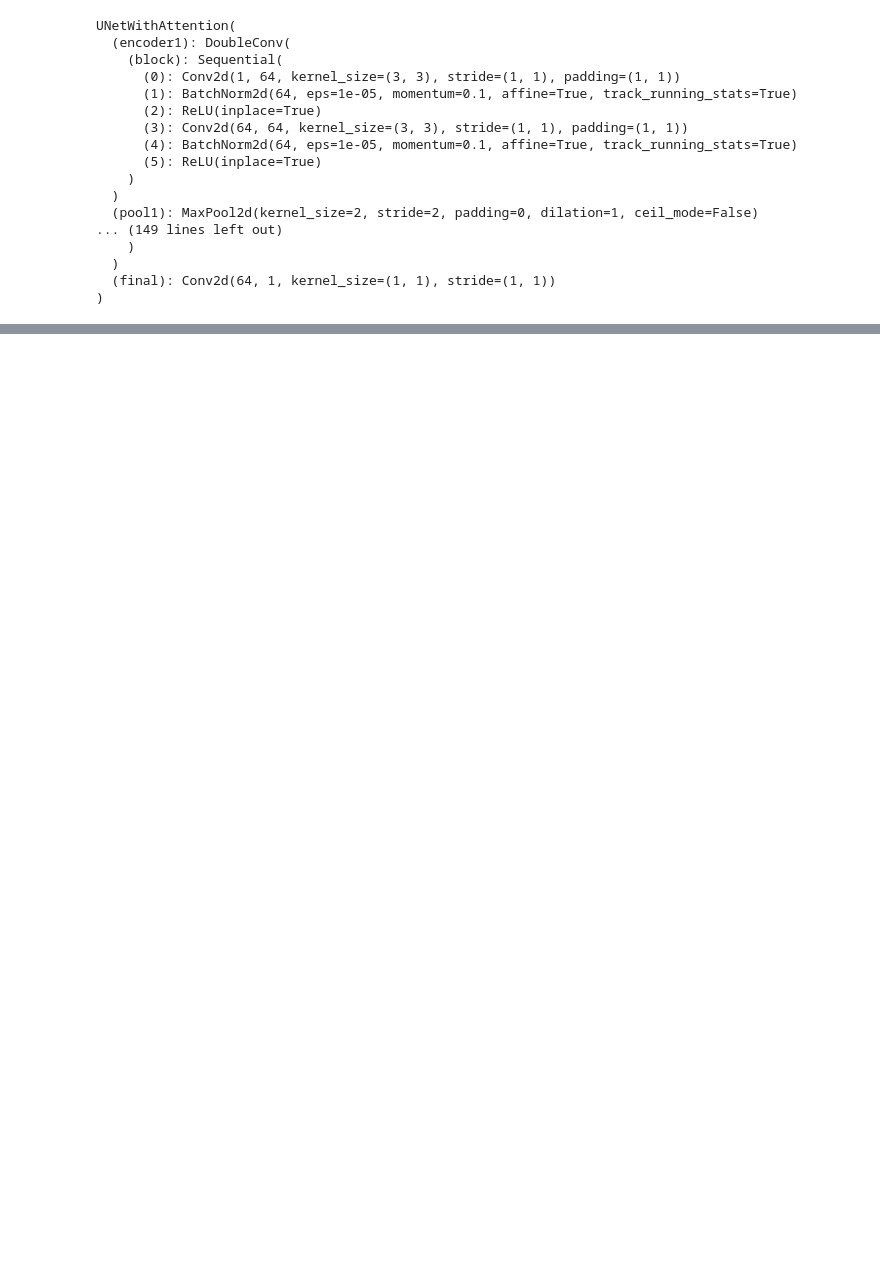
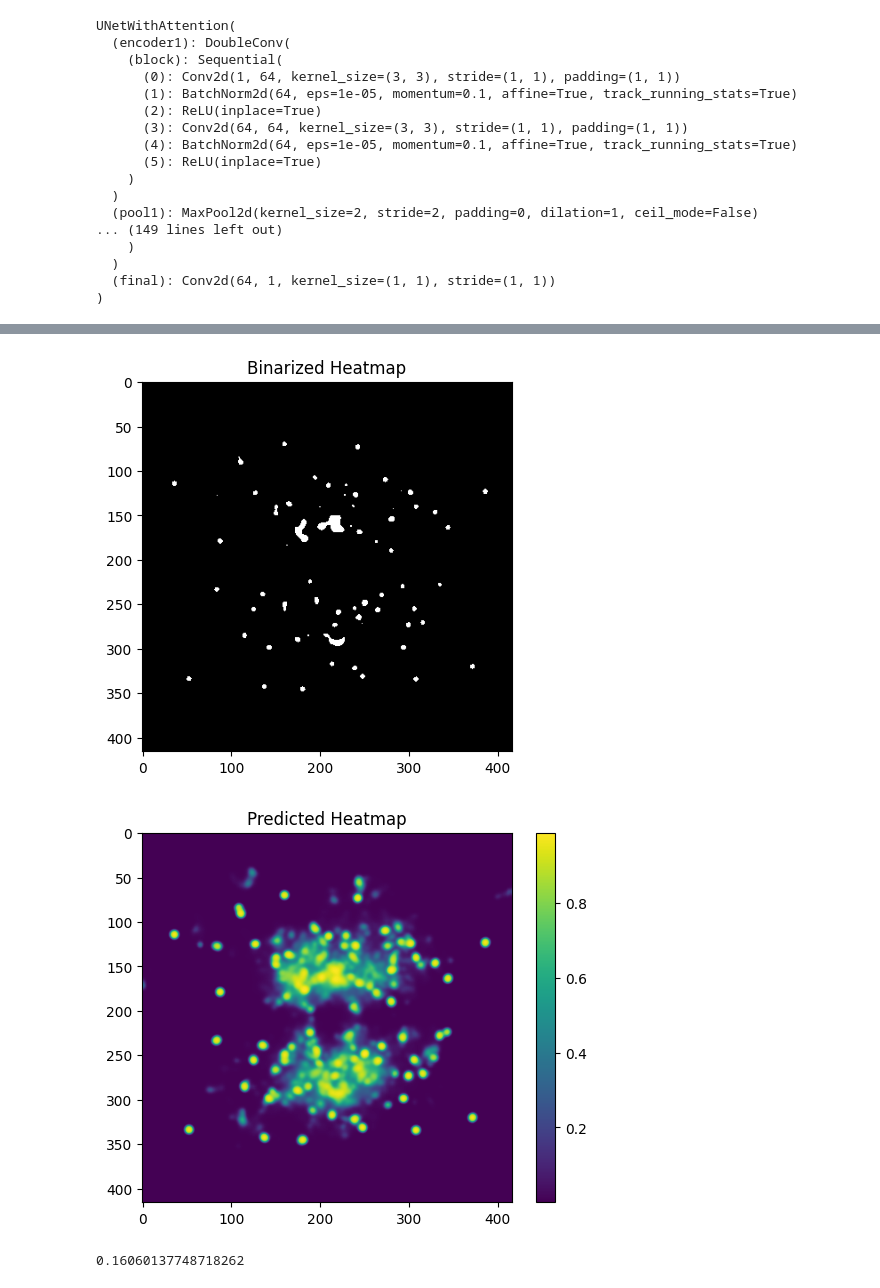
Before and after one commit to DanieleGhezzi25/A-Machine-Learning-Approach-for-Particle-Tracking-in-RICH-Detectors, a Jupyter notebook: UNet/SharedDataset/416px/inference_UNet416px.ipynb, the cells around one changed output, grey strips where cells are left out. Drawn from its saved outputs; the diff is of its cells as text; code cells hidden in the pictures; blank space fills up the shorter version.

```diff
--- a/UNet/SharedDataset/416px/inference_UNet416px.ipynb
+++ b/UNet/SharedDataset/416px/inference_UNet416px.ipynb
@@ -141,0 +91,33 @@ Evaluating model: /user/gr1/delphi/dghezzi/UNet/SharedDataset/416px/lossBCE0.5L1
+# %%
+import torch
+import sys
+import numpy as np
+from matplotlib import pyplot as plt
+
+sys.path.append(r'/user/gr1/delphi/dghezzi/UNet')
+
+from AttentionUnet import UNetWithAttention, inference_image, inference_dataset, img_kp_pred_and_gr, load_keypoints_from_csv
+
+device = 'cuda' if torch.cuda.is_available() else 'cpu'
+
+# Crea istanza modello (deve avere la stessa architettura usata in training)
+model = UNetWithAttention(in_channels=1, out_channels=1)
+model.load_state_dict(torch.load("best_unet5.pth", map_location=device))
+model.to(device)
+model.eval()  # modalità valutazione (disabilita dropout, batchnorm, ecc)
+
+heatmap, pred_points_and_cov, inference_time = inference_image(img_path='/user/gr1/delphi/dghezzi/SharedDataset_22500_2500_150_175_npy/UNet/416px/images/val/event_8.npy',
+                 model=model,
+                 device=device,
+                 show_mask=True,
+                 show_heatmap=True,
+                 threshold=0.92)
+
+print(inference_time)
+
+gt_kp = load_keypoints_from_csv('/user/gr1/delphi/dghezzi/SharedDataset_22500_2500_150_175_npy/UNet/416px/centers/val/event_8_centers.csv')
+img_kp_pred_and_gr(keypoints_pred=[kp for kp, cov in pred_points_and_cov], keypoints_gt=gt_kp, img_path='/user/gr1/delphi/dghezzi/SharedDataset_22500_2500_150_175_npy/UNet/416px/images/val/event_8.npy')
+# %% [output]
+[figure, added]
+[figure, added]
+0.16060137748718262
```
Also changed, not shown: parts of 9 cells of this notebook, 29 other files.
